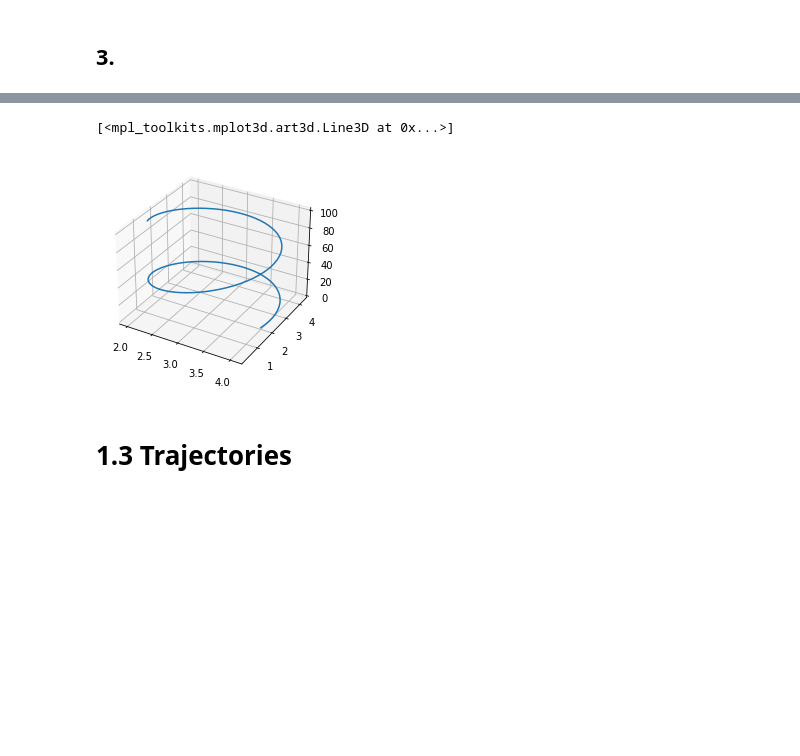
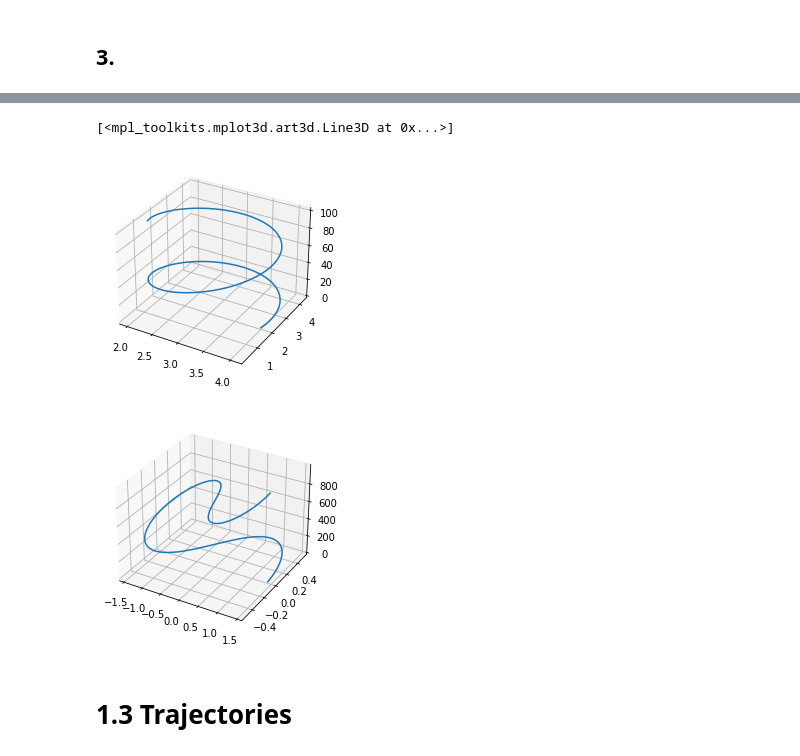
Before and after one commit to anh212/cse360-workshop1, a Jupyter notebook: workshop-1.ipynb, the cells around one changed output, grey strips where cells are left out. Saved outputs shown, nothing was run; the diff lists cells and outputs as text; code cells hidden in the pictures; blank space fills up the shorter version.

```diff
--- a/workshop-1.ipynb
+++ b/workshop-1.ipynb
@@ -102,11 +115,15 @@ plot(x_log[:,0], x_log[:,1])
 # %%
 
-fig = plt.figure()
-ax = fig.gca(projection='3d')
-ax.plot(elipse_x_log[:,0], elipse_x_log[:,1], range(len(elipse_x_log)), label='parametric curve')
+fig1 = plt.figure()
+fig2 = plt.figure()
+ax1 = fig1.gca(projection='3d')
+ax2 = fig2.gca(projection='3d')
+ax1.plot(elipse_x_log[:,0], elipse_x_log[:,1], range(len(elipse_x_log)), label='parametric curve')
+ax2.plot(eight_x, eight_y, range(len(eight_x)))
 # %% [output]
 [<mpl_toolkits.mplot3d.art3d.Line3D at 0x...>]
 [figure]
+[figure, added]
 # %% [markdown]
 # 1.3 Trajectories
 # %% [markdown]
```
Also changed, not shown: parts of 13 cells of this notebook, 1 other file.
